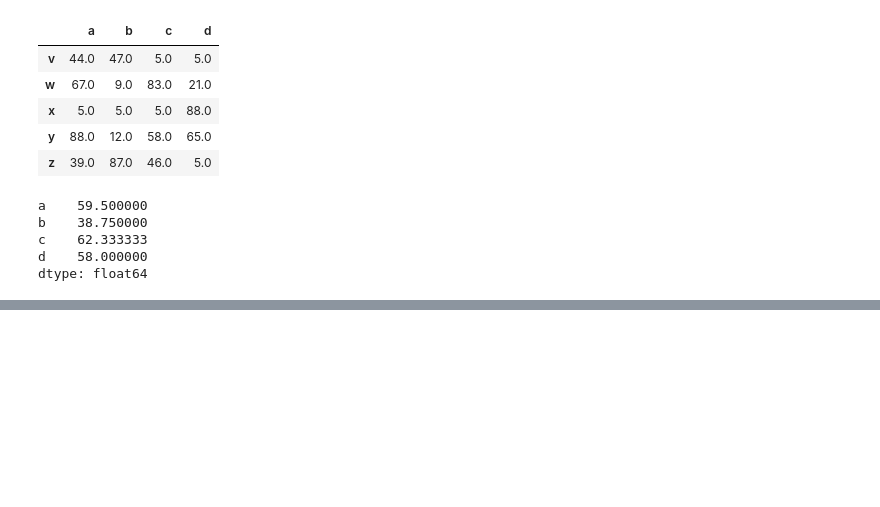
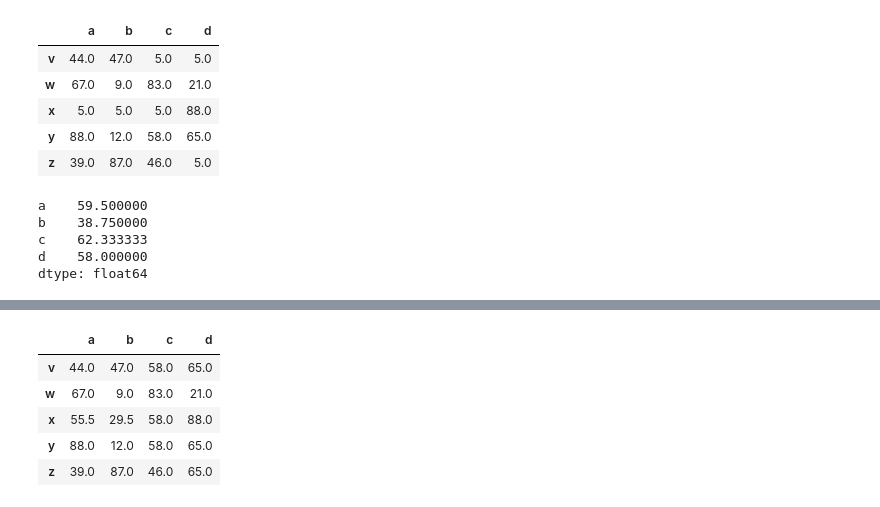
Before and after one commit to abhixz13/Cisco-Python-Training, a Jupyter notebook: Cisco-2022-06June-08-analytics.ipynb, the cells around one changed output, grey strips where cells are left out. Saved outputs shown, nothing was run; the diff lists cells and outputs as text; code cells hidden in the pictures; blank space fills up the shorter version.

```diff
--- a/Cisco-2022-06June-08-analytics.ipynb
+++ b/Cisco-2022-06June-08-analytics.ipynb
@@ -809,0 +817,12 @@ df.fillna
+# %%
+# option 1b: the mean can be skewed too much by outliers
+# let's instead use the median
+
+df.fillna(df.median())
+# %% [output]
+|  | a | b | c | d |
+| v | 44.0 | 47.0 | 58.0 | 65.0 |
+| w | 67.0 | 9.0 | 83.0 | 21.0 |
+| x | 55.5 | 29.5 | 58.0 | 88.0 |
+| y | 88.0 | 12.0 | 58.0 | 65.0 |
+| z | 39.0 | 87.0 | 46.0 | 65.0 |
```
Also changed, not shown: parts of 2 cells of this notebook.
